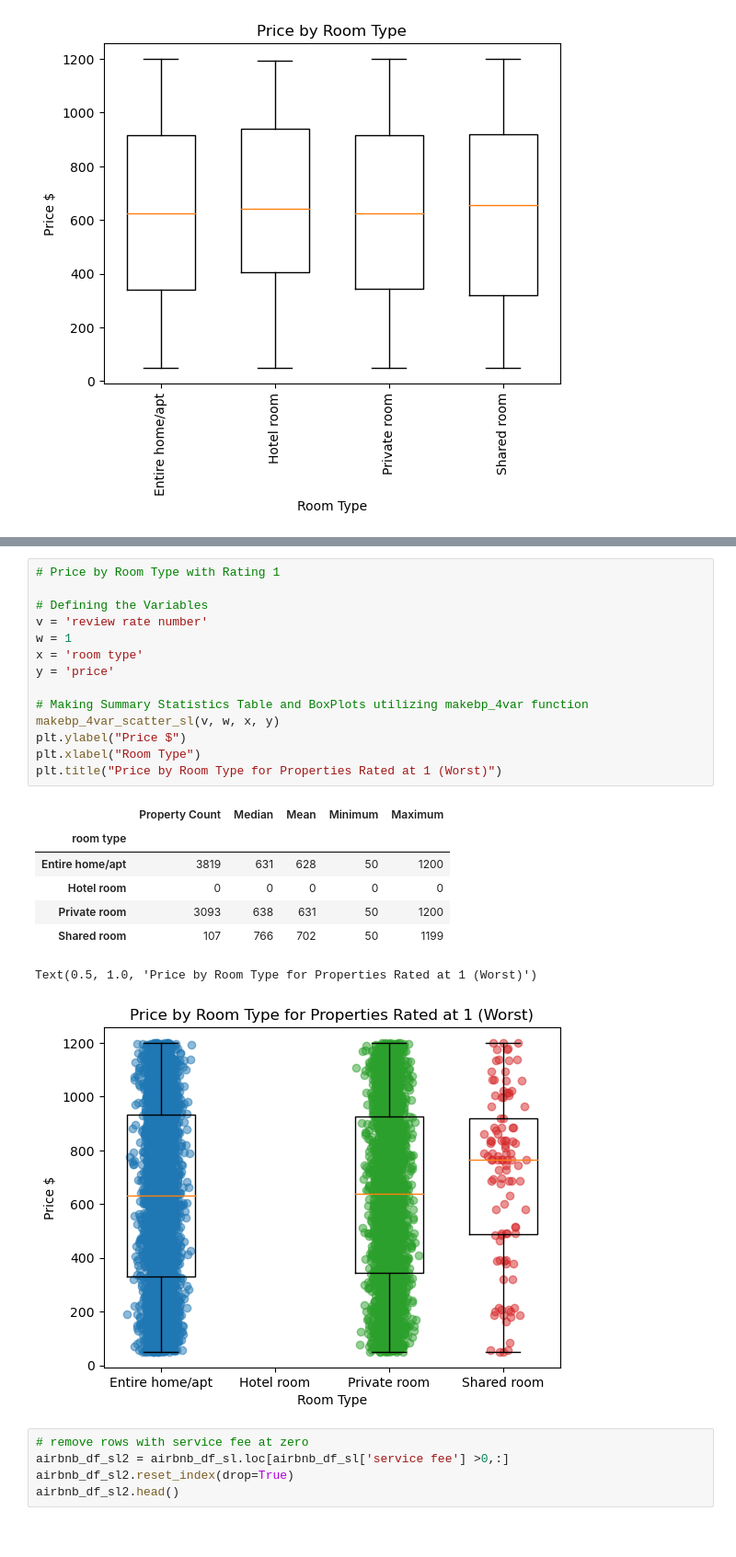
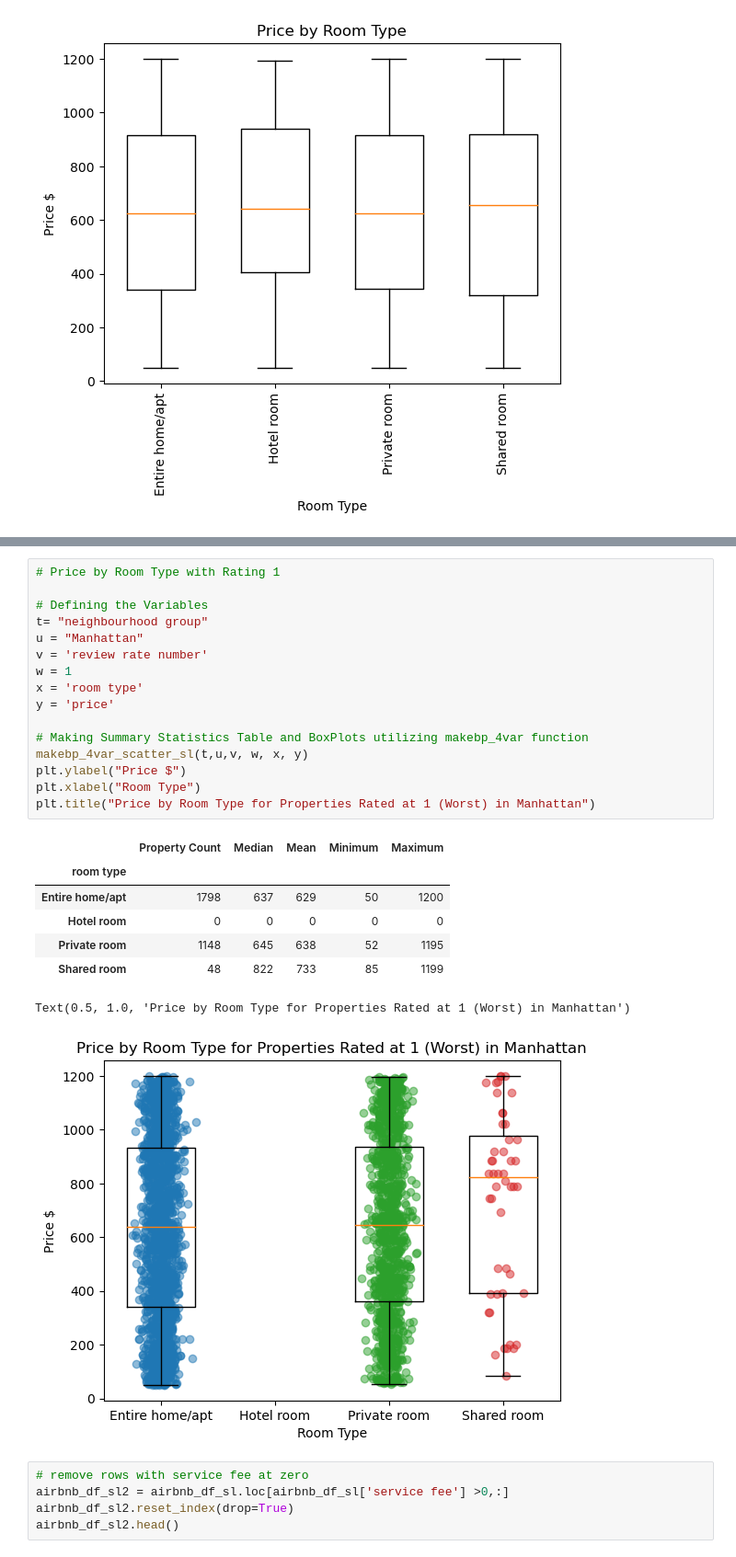
Before and after one commit to stephanielabelle/Project_1_Team6, a Jupyter notebook: steph_price_and_service_fee_plots.ipynb, the cells around one changed output, grey strips where cells are left out. Shown at 92% size. Drawn from its saved outputs; the diff is of its cells as text.

```diff
--- a/steph_price_and_service_fee_plots.ipynb
+++ b/steph_price_and_service_fee_plots.ipynb
@@ -477,26 +489,28 @@ Text(0.5, 1.0, 'Price by Room Type for Properties Rated at 5 (Best)')
 # %%
 # Price by Room Type with Rating 1
 
 # Defining the Variables
+t= "neighbourhood group"
+u = "Manhattan"
 v = 'review rate number'
 w = 1
 x = 'room type'
 y = 'price'
 
 # Making Summary Statistics Table and BoxPlots utilizing makebp_4var function
-makebp_4var_scatter_sl(v, w, x, y)
+makebp_4var_scatter_sl(t,u,v, w, x, y)
 plt.ylabel("Price $")
 plt.xlabel("Room Type")
-plt.title("Price by Room Type for Properties Rated at 1 (Worst)")
+plt.title("Price by Room Type for Properties Rated at 1 (Worst) in Manhattan")
 # %% [output]
 |  | Property Count | Median | Mean | Minimum | Maximum |
 | room type |  |  |  |  |  |
-| Entire home/apt | 3819 | 631 | 628 | 50 | 1200 |
+| Entire home/apt | 1798 | 637 | 629 | 50 | 1200 |
 | Hotel room | 0 | 0 | 0 | 0 | 0 |
-| Private room | 3093 | 638 | 631 | 50 | 1200 |
-| Shared room | 107 | 766 | 702 | 50 | 1199 |
+| Private room | 1148 | 645 | 638 | 52 | 1195 |
+| Shared room | 48 | 822 | 733 | 85 | 1199 |
-Text(0.5, 1.0, 'Price by Room Type for Properties Rated at 1 (Worst)')
+Text(0.5, 1.0, 'Price by Room Type for Properties Rated at 1 (Worst) in Manhattan')
-[figure, old version]
+[figure, new version]
 # %%
 # remove rows with service fee at zero
 airbnb_df_sl2 = airbnb_df_sl.loc[airbnb_df_sl['service fee'] >0,:]
```
Also changed, not shown: parts of 17 cells of this notebook.
